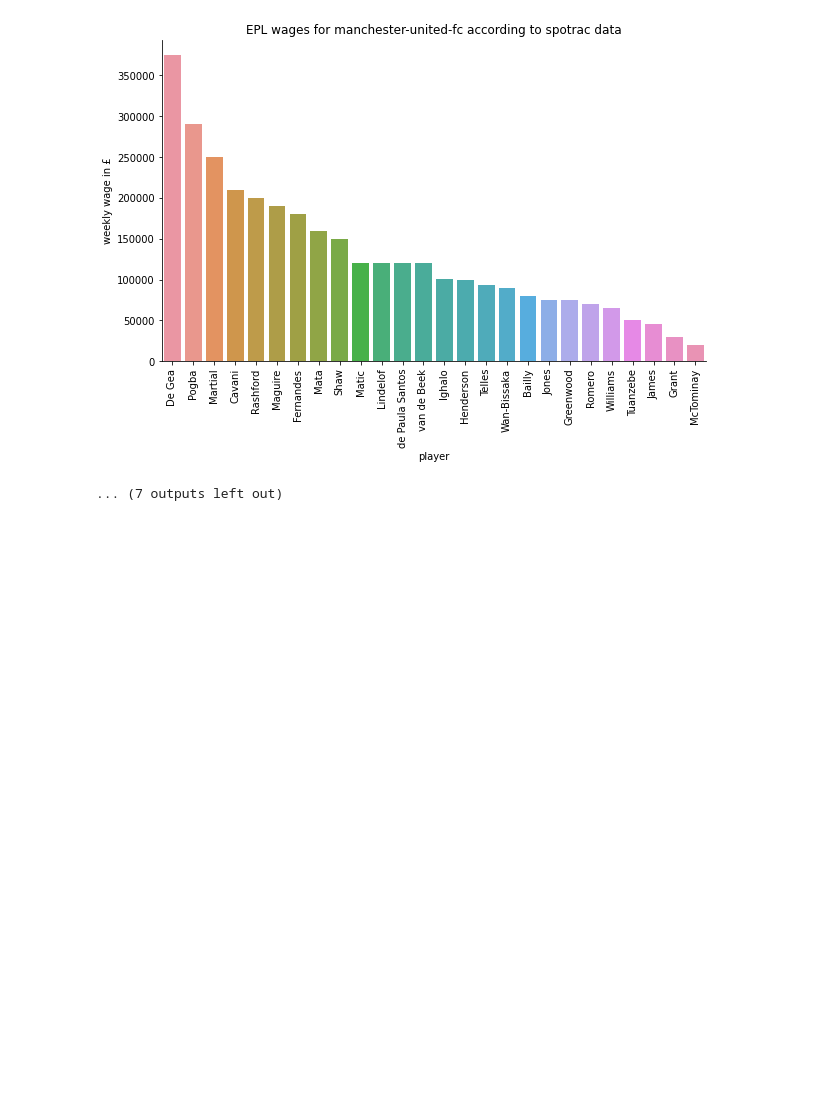
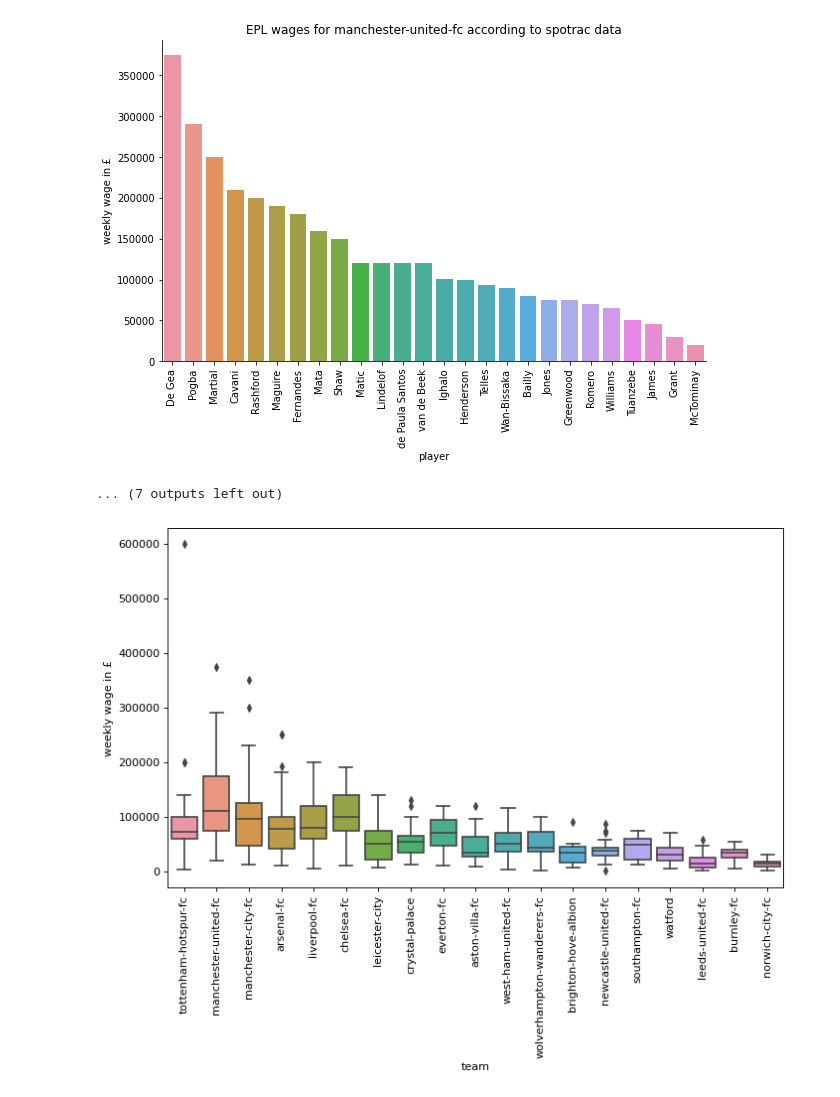
Before and after one commit to StatsStuff/WAGNH, a Jupyter notebook: Wage Structures/EPL Teams wage structure.ipynb, the cells around one changed output. Drawn from its saved outputs; the diff is of its cells as text; code cells hidden in the pictures; blank space fills up the shorter version.

Commit message:
add boxplot to EPL wages

```diff
--- a/Wage Structures/EPL Teams wage structure.ipynb
+++ b/Wage Structures/EPL Teams wage structure.ipynb
@@ -98,3 +98,12 @@ for team in teams:
 [figure]
 [figure]
 ... (7 outputs left out)
+# %%
+plt.subplots(figsize=(10, 6), dpi=80)
+g = sns.boxplot(data=df, x='team', y='weekly')
+
+plt.ylabel('weekly wage in £')
+plt.xticks(rotation=90)
+pass
+# %% [output]
+[figure, added]
```
Also changed, not shown: parts of 1 cell of this notebook, 2 other files.
